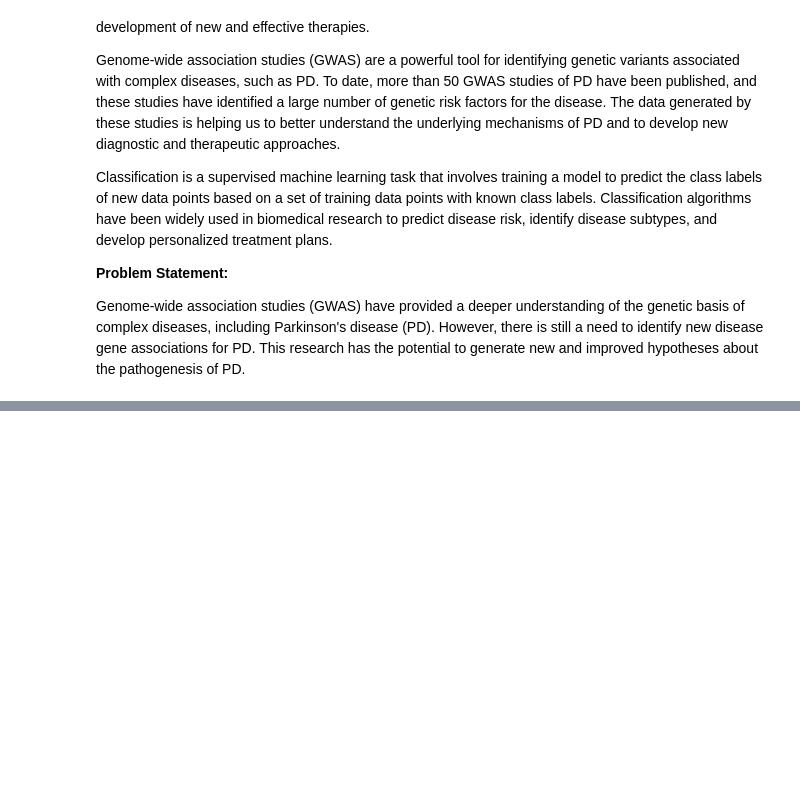
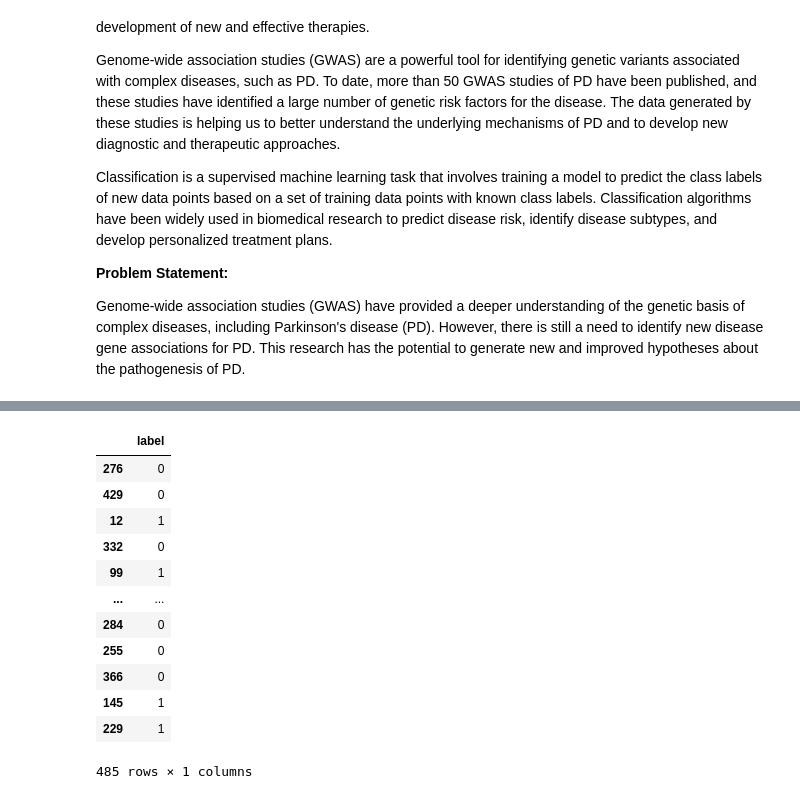
Before and after one commit to aysanraza/parkinson-explorer, a Jupyter notebook: parkinson_explorer.ipynb, the cells around one changed output, grey strips where cells are left out. Cells and saved outputs as stored; diff of their text form; code cells hidden in the pictures; blank space fills up the shorter version.

```diff
--- a/parkinson_explorer.ipynb
+++ b/parkinson_explorer.ipynb
@@ -14,0 +112,16 @@ Genome-wide association studies (GWAS) have provided a deeper understanding of t
+# %%
+labels = df.iloc[:,-1:]; labels
+# %% [output]
+|  | label |
+| 276 | 0 |
+| 429 | 0 |
+| 12 | 1 |
+| 332 | 0 |
+| 99 | 1 |
+| ... | ... |
+| 284 | 0 |
+| 255 | 0 |
+| 366 | 0 |
+| 145 | 1 |
+| 229 | 1 |
+485 rows × 1 columns
```
Also changed, not shown: parts of 12 cells of this notebook.
